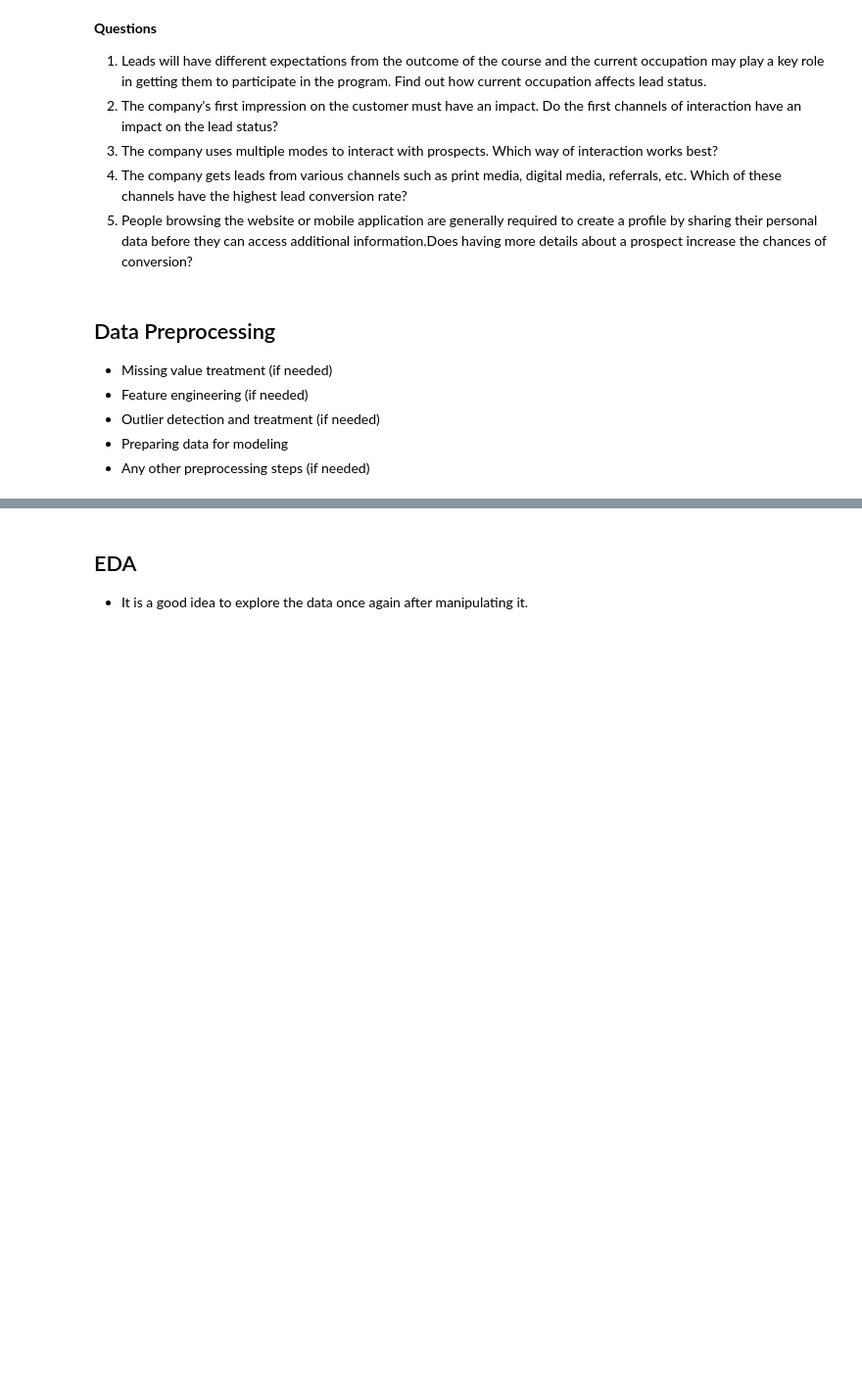
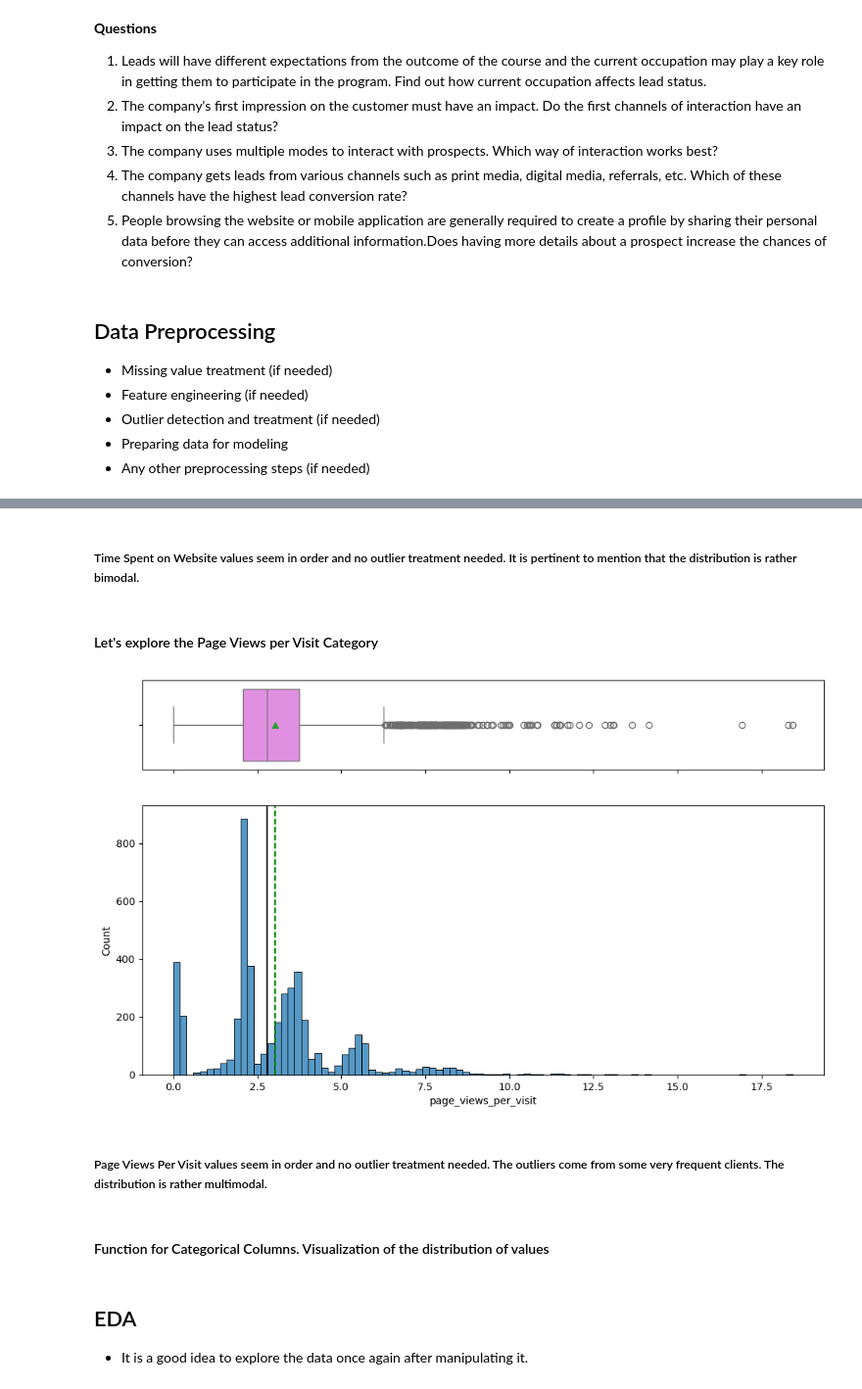
Before and after one commit to jpreyesm03/ExtraaLearn-Machine-Learning-Models, a Jupyter notebook: FCV Potential Customers Prediction.ipynb, the cells around one changed output, grey strips where cells are left out. Shown: that part at 98% size. Cells and saved outputs as stored; diff of their text form; code cells hidden in the pictures; blank space fills up the shorter version.

```diff
--- a/FCV Potential Customers Prediction.ipynb
+++ b/FCV Potential Customers Prediction.ipynb
@@ -134,0 +264,12 @@ origian_data = pd.read_csv("")
+# %% [markdown]
+##### Time Spent on Website values seem in order and no outlier treatment needed. It is pertinent to mention that the distribution is rather bimodal.
+# %% [markdown]
+#### Let's explore the Page Views per Visit Category
+# %%
+histogram_boxplot(data, "page_views_per_visit")
+# %% [output]
+[figure, added]
+# %% [markdown]
+##### Page Views Per Visit values seem in order and no outlier treatment needed. The outliers come from some very frequent clients. The distribution is rather multimodal.
+# %% [markdown]
+#### Function for Categorical Columns. Visualization of the distribution of values
```
Also changed, not shown: parts of 18 cells of this notebook.
